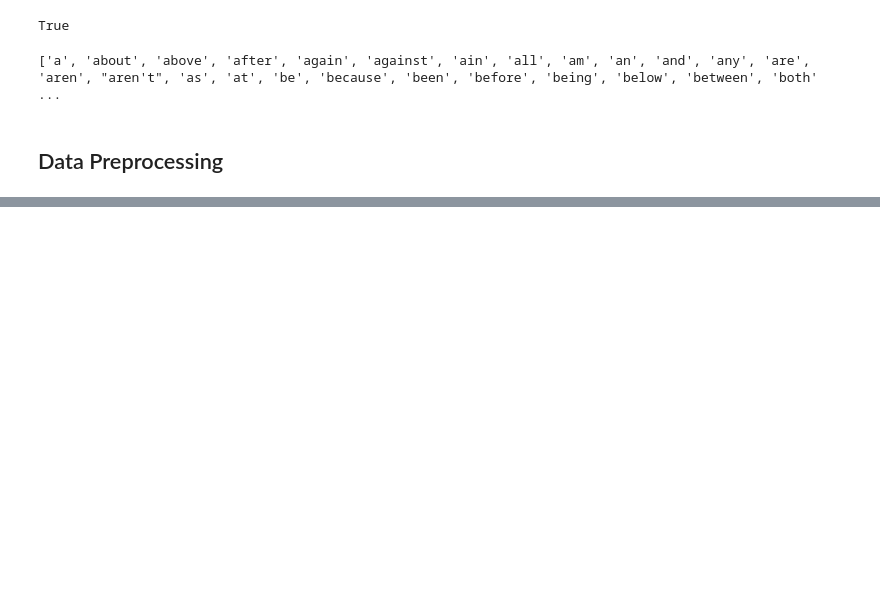
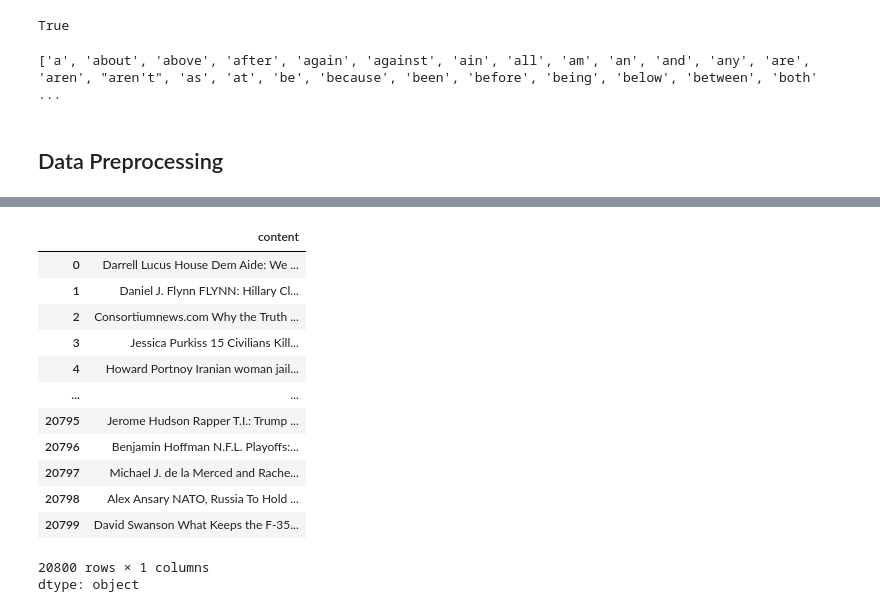
Before and after one commit to rehmanaly0051/Machine-Learning-Projects, a Jupyter notebook: Fake_News_Predictions.ipynb, the cells around one changed output, grey strips where cells are left out. Saved outputs shown, nothing was run; the diff lists cells and outputs as text; code cells hidden in the pictures; blank space fills up the shorter version.

```diff
--- a/Fake_News_Predictions.ipynb
+++ b/Fake_News_Predictions.ipynb
@@ -38,3 +54,22 @@ NameError: name 'df' is not defined
 # %%
 # replacing null values with empty strings
 df = df.fillna('')
+# %%
+# sum of aurther name and news title
+df['content'] = df['author'] + ' ' + df['title']
+df['content']
+# %% [output]
+|  | content |
+| 0 | Darrell Lucus House Dem Aide: We ... |
+| 1 | Daniel J. Flynn FLYNN: Hillary Cl... |
+| 2 | Consortiumnews.com Why the Truth ... |
+| 3 | Jessica Purkiss 15 Civilians Kill... |
+| 4 | Howard Portnoy Iranian woman jail... |
+| ... | ... |
+| 20795 | Jerome Hudson Rapper T.I.: Trump ... |
+| 20796 | Benjamin Hoffman N.F.L. Playoffs:... |
+| 20797 | Michael J. de la Merced and Rache... |
+| 20798 | Alex Ansary NATO, Russia To Hold ... |
+| 20799 | David Swanson What Keeps the F-35... |
+20800 rows × 1 columns
+dtype: object
```
Also changed, not shown: parts of 27 cells of this notebook.
